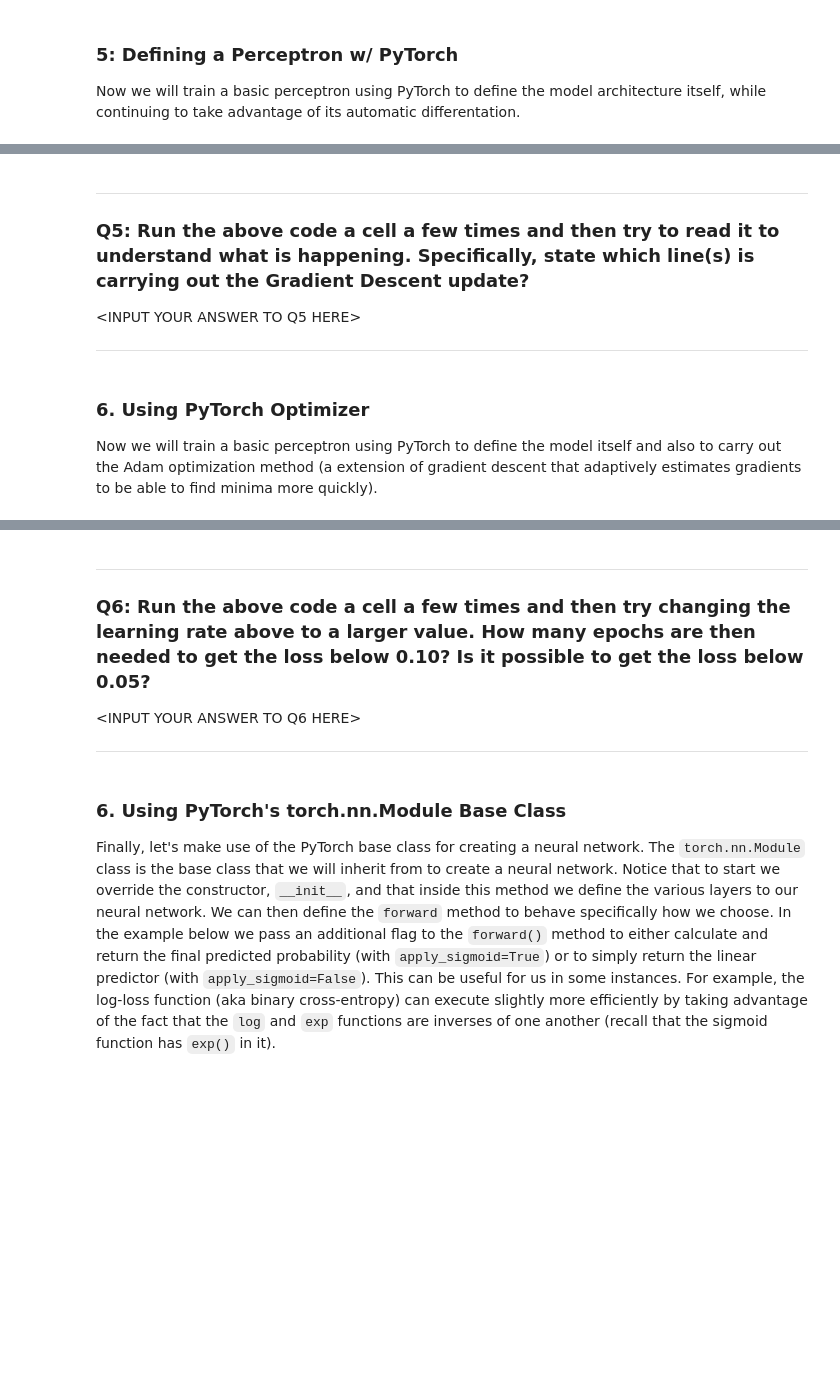
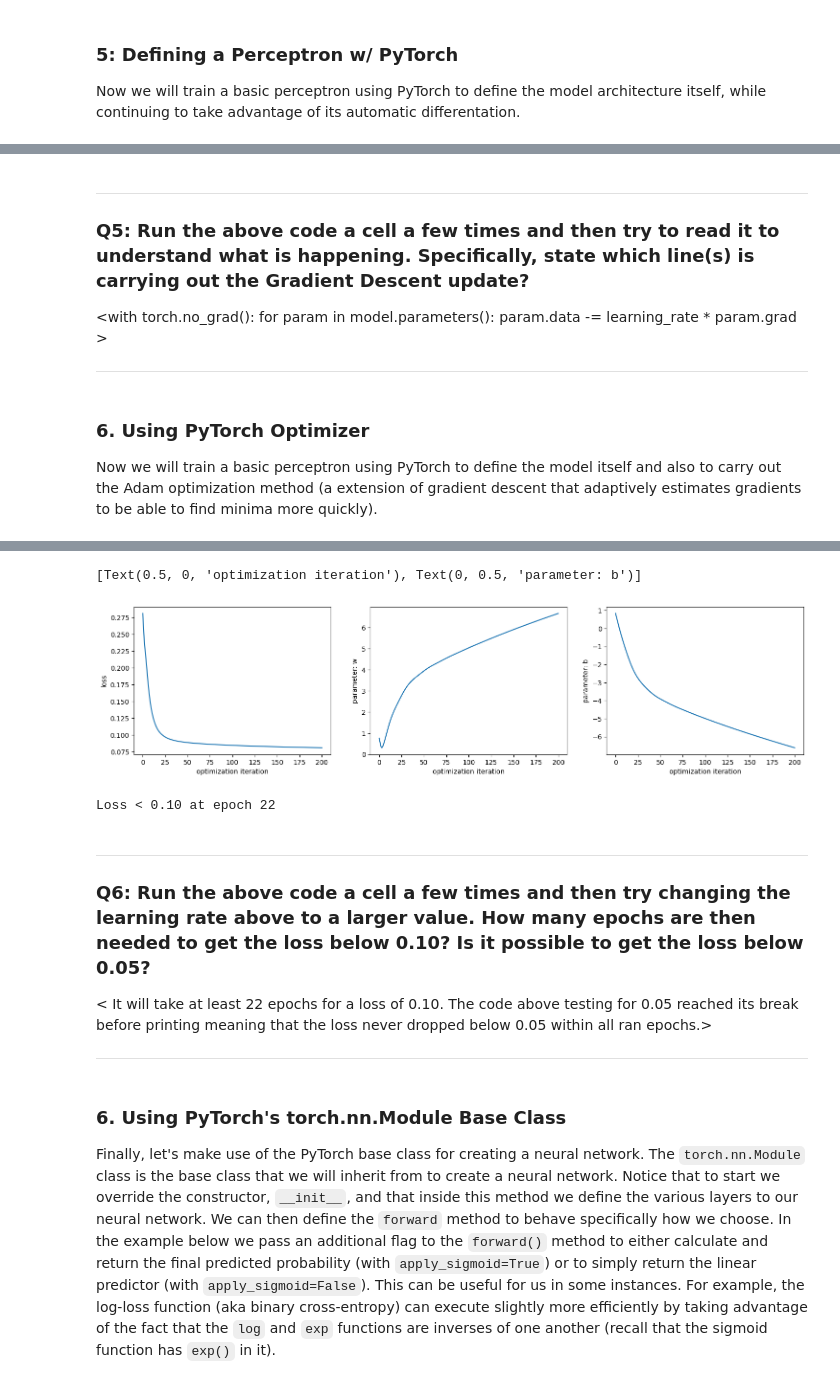
Before and after one commit to Luicazen/ann_from_scratch, a Jupyter notebook: ann_from_scratch.ipynb, the cells around one changed output, grey strips where cells are left out. Saved outputs shown, nothing was run; the diff lists cells and outputs as text; code cells hidden in the pictures; blank space fills up the shorter version.

```diff
--- a/ann_from_scratch.ipynb
+++ b/ann_from_scratch.ipynb
@@ -399,7 +433,10 @@ ax3.set(xlabel="optimization iteration", ylabel="parameter: b")
 ### Q5: Run the above code a cell a few times and then try to read it to understand what is happening. Specifically, state which line(s) is carrying out the Gradient Descent update?
 
 
-\<INPUT YOUR ANSWER TO Q5 HERE\>
+\<</br>with torch.no_grad(): </br>
+        for param in model.parameters():</br>
+            param.data -= learning_rate * param.grad
+            \>
 ***
 # %% [markdown]
 ### 6. Using PyTorch Optimizer
@@ -421,7 +458,7 @@ model = torch.nn.Sequential(
 loss_fn = torch.nn.MSELoss()
 #loss_fn = torch.nn.BCELoss()
 
-learning_rate = 0.05
+learning_rate = 0.20
 optimizer = torch.optim.Adam(model.parameters(), lr=learning_rate)
 
 losses = []
@@ -448,6 +485,7 @@ for i in range(200 + 1):
     loss.backward()
     optimizer.step() # this calculates w(k+1) for us (for all parameters)
 
+
 print("w and b estimates:")
 for param in model.parameters():
     print(f"    {param.item():.4f}")
@@ -459,3 +497,4 @@ ax2.plot(range(0,len(params)), [parm[0] for parm in params])
 ax2.set(xlabel="optimization iteration", ylabel="parameter: w")
 ax3.plot(range(0,len(params)), [parm[1] for parm in params])
 ax3.set(xlabel="optimization iteration", ylabel="parameter: b")
+# %% [output]
@@ -461,0 +510,10 @@ ax3.set(xlabel="optimization iteration", ylabel="parameter: b")
+[Text(0.5, 0, 'optimization iteration'), Text(0, 0.5, 'parameter: b')]
+[figure, added]
+# %%
+#added code to check number of epochs for loss of 0.10
+for i, l in enumerate(losses):
+    if l < 0.10:
+        print(f"Loss < 0.10 at epoch {i}")
+        break
+# %% [output]
+Loss < 0.10 at epoch 22
@@ -463,7 +527,7 @@ ax3.set(xlabel="optimization iteration", ylabel="parameter: b")
 ***
 ### Q6: Run the above code a cell a few times and then try changing the learning rate above to a larger value. How many epochs are then needed to get the loss below 0.10? Is it possible to get the loss below 0.05?
 
-\<INPUT YOUR ANSWER TO Q6 HERE\>
+\<</br> It will take at least 22 epochs for a loss of 0.10.  The code above testing for 0.05 reached its break before printing meaning that the loss never dropped below 0.05 within all ran epochs.</br>\>
 ***
 # %% [markdown]
 
```
Also changed, not shown: parts of 16 cells of this notebook.
